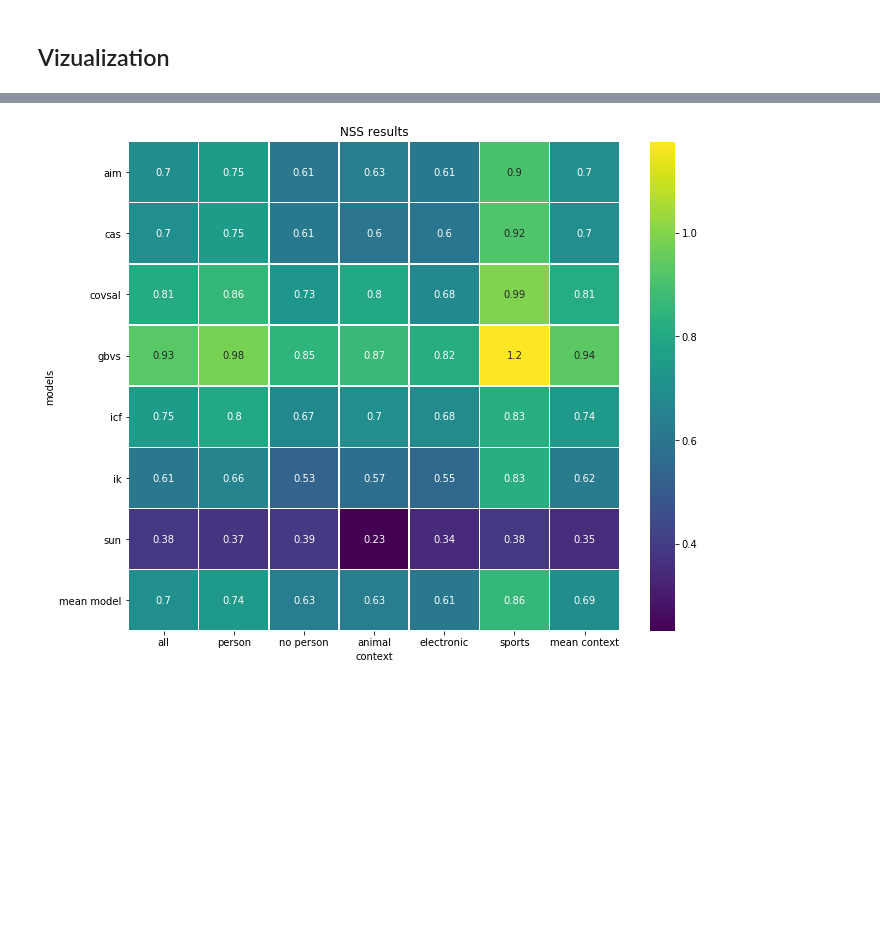
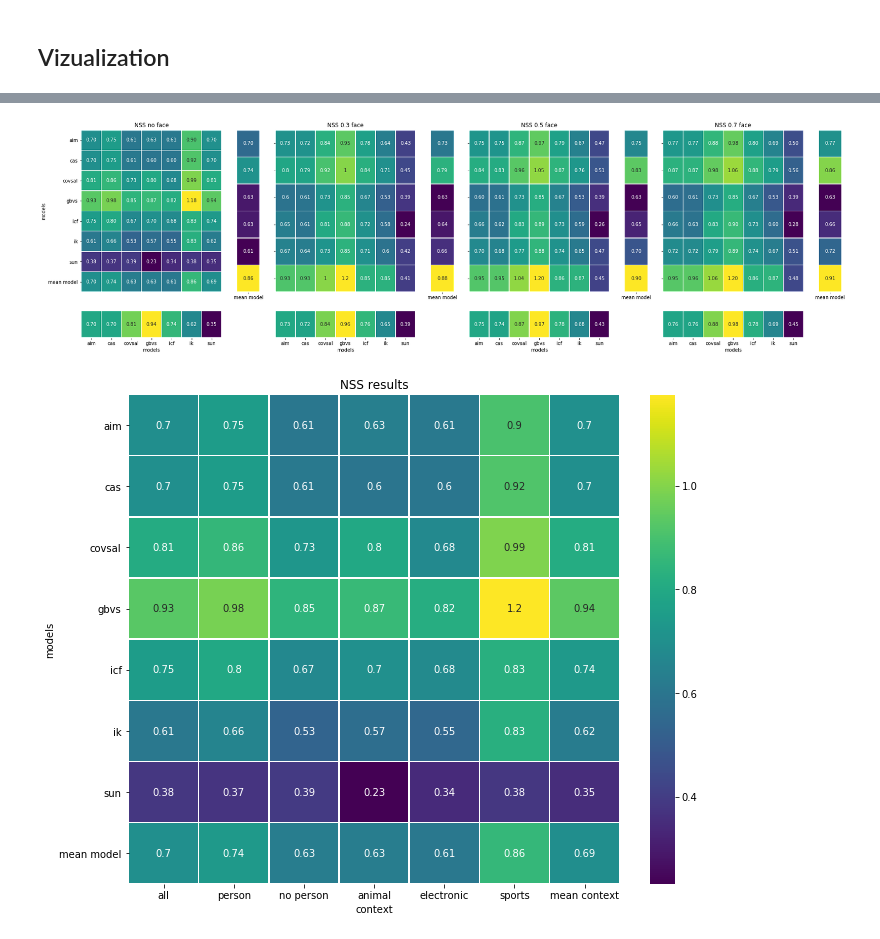
Before and after one commit to alTeska/face_saliency, a Jupyter notebook: notebooks/Data_Visualization_NSS_means_0202.ipynb, the cells around one changed output, grey strips where cells are left out. Saved outputs shown, nothing was run; the diff lists cells and outputs as text; code cells hidden in the pictures; blank space fills up the shorter version.

```diff
--- a/notebooks/Data_Visualization_NSS_means_0202.ipynb
+++ b/notebooks/Data_Visualization_NSS_means_0202.ipynb
@@ -271,3 +293,93 @@ mean_contexts
+# %%
+NSS0_f05 = NSS_f05.loc[['aim', 'cas', 'covsal', 'gbvs', 'icf', 'ik', 'sun']]
+NSS0_f05 = NSS0_f05.transpose().loc[['all', 'person', 'no person', 'animal','electronic', 'sports']]
+
+NSSmean_context_f05 = NSS_f05.transpose().loc[['mean context']]
+NSSmean_context_f05 = NSSmean_context_f05.transpose().loc[['aim', 'cas', 'covsal', 'gbvs', 'icf', 'ik', 'sun']].transpose()
+
+NSSmean_model_f05 = NSS_f05.loc[['mean model']]
+NSSmean_model_f05 = NSSmean_model_f05.transpose().loc[['all', 'person', 'no person', 'animal','electronic', 'sports']]
+# %%
+NSS0_f07 = NSS_f07.loc[['aim', 'cas', 'covsal', 'gbvs', 'icf', 'ik', 'sun']]
+NSS0_f07 = NSS0_f07.transpose().loc[['all', 'person', 'no person', 'animal','electronic', 'sports']]
+
+NSSmean_context_f07 = NSS_f07.transpose().loc[['mean context']]
+NSSmean_context_f07 = NSSmean_context_f07.transpose().loc[['aim', 'cas', 'covsal', 'gbvs', 'icf', 'ik', 'sun']].transpose()
+
+NSSmean_model_f07 = NSS_f07.loc[['mean model']]
+NSSmean_model_f07 = NSSmean_model_f07.transpose().loc[['all', 'person', 'no person', 'animal','electronic', 'sports']]
+# %%
+fig, ax = plt.subplots(figsize=(30,8))
+gs = gridspec.GridSpec(2, 9,
+                       width_ratios=[6, 1, 6, 1, 6, 1, 6, 1, 1],
+                       height_ratios=[6, 1]
+                       )
+
+ax01 = plt.subplot(gs[0])
+ax02 = plt.subplot(gs[1])
+ax03 = plt.subplot(gs[9])
+
+ax11 = plt.subplot(gs[2])
+ax12 = plt.subplot(gs[3])
+ax13 = plt.subplot(gs[11])
+
+ax21 = plt.subplot(gs[4])
+ax22 = plt.subplot(gs[5])
+ax23 = plt.subplot(gs[13])
+
+ax31 = plt.subplot(gs[6])
+ax32 = plt.subplot(gs[7])
+ax33 = plt.subplot(gs[15])
+
+im = sns.heatmap(NSS0, annot=True, linewidths=.5, ax=ax01, cmap='viridis', cbar=False, xticklabels='', fmt='.2f');
+sns.heatmap(NSSmean_model, annot=True, linewidths=.5, ax=ax02, cmap='viridis', yticklabels='', cbar=False, fmt='.2f');
+sns.heatmap(NSSmean_context, annot=True, linewidths=.5, ax=ax03, cmap='viridis', yticklabels='', cbar=False, fmt='.2f');
+
+sns.heatmap(NSS0_f03, annot=True, linewidths=.5, ax=ax11, cmap='viridis', cbar=False, xticklabels='');
+sns.heatmap(NSSmean_model_f03, annot=True, linewidths=.5, ax=ax12, cmap='viridis', yticklabels='', cbar=False, fmt='.2f');
+sns.heatmap(NSSmean_context_f03, annot=True, linewidths=.5, ax=ax13, cmap='viridis', yticklabels='', cbar=False, fmt='.2f');
+
+sns.heatmap(NSS0_f05, annot=True, linewidths=.5, ax=ax21, cmap='viridis', cbar=False, xticklabels='', fmt='.2f');
+sns.heatmap(NSSmean_model_f05, annot=True, linewidths=.5, ax=ax22, cmap='viridis', yticklabels='', cbar=False, fmt='.2f');
+sns.heatmap(NSSmean_context_f05, annot=True, linewidths=.5, ax=ax23, cmap='viridis', yticklabels='', cbar=False, fmt='.2f');
+
+sns.heatmap(NSS0_f07, annot=True, linewidths=.5, ax=ax31, cmap='viridis', cbar=False, xticklabels='', fmt='.2f');
+sns.heatmap(NSSmean_model_f07, annot=True, linewidths=.5, ax=ax32, cmap='viridis', yticklabels='', cbar=False, fmt='.2f');
+sns.heatmap(NSSmean_context_f07, annot=True, linewidths=.5, ax=ax33, cmap='viridis', yticklabels='', cbar=False, fmt='.2f');
+
+ax01.set_xlabel('');
+ax02.set_ylabel('');
+ax02.set_xlabel('');
+ax03.set_ylabel('');
+
+ax11.set_yticklabels('');
+ax11.set_xlabel('');
+ax11.set_ylabel('')
+ax12.set_ylabel('');
+ax12.set_xlabel('');
+ax13.set_ylabel('');
+
+ax21.set_yticklabels('');
+ax21.set_xlabel('');
+ax21.set_ylabel('')
+ax22.set_ylabel('');
+ax22.set_xlabel('');
+ax23.set_ylabel('');
+
+ax31.set_yticklabels('');
+ax31.set_xlabel('');
+ax31.set_ylabel('')
+ax32.set_ylabel('');
+ax32.set_xlabel('');
+ax33.set_ylabel('');
+
+ax01.set_title('NSS no face');
+ax11.set_title('NSS 0.3 face');
+ax21.set_title('NSS 0.5 face');
+ax31.set_title('NSS 0.7 face');
+plt.savefig('plots/NSS_sep_with_mean.jpg', bbox_inches='tight', pad_inches=0)
+# %% [output]
+[figure, added]
 # %%
 f, ax = plt.subplots(figsize=(11, 9))
 sns.heatmap(NSS, annot=True, linewidths=.5, ax=ax, cmap='viridis');
```
Also changed, not shown: parts of 4 cells of this notebook, 3 other files.
